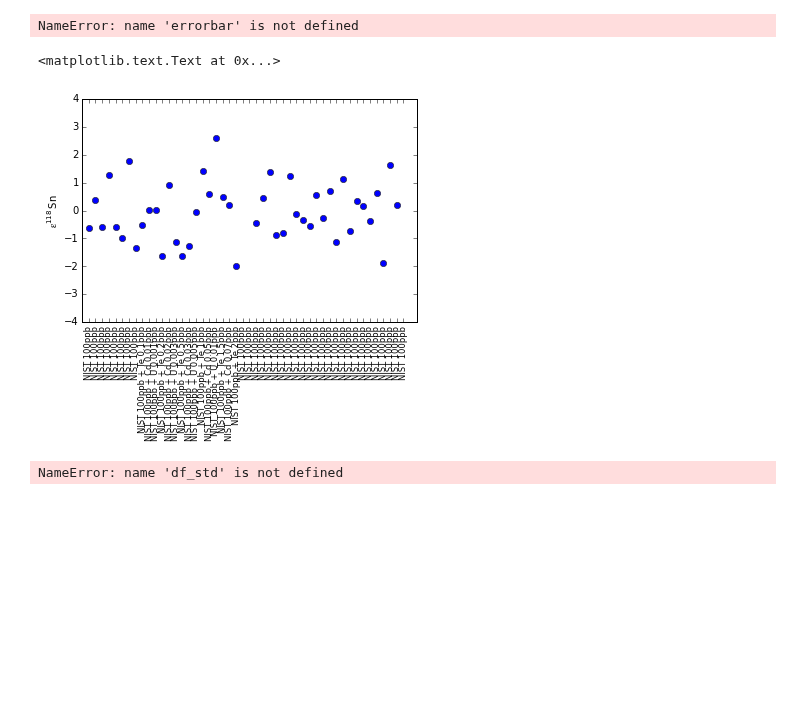
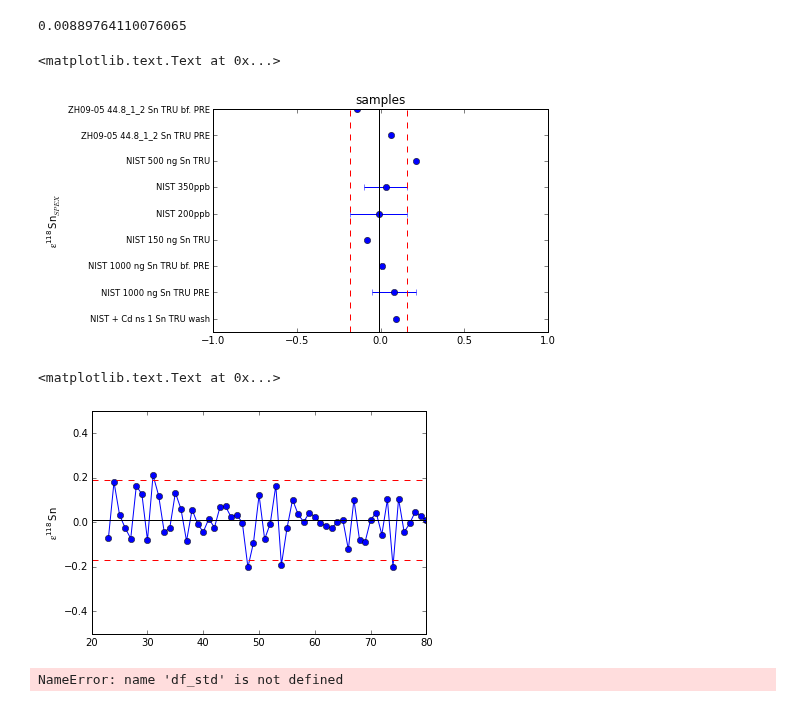
Before and after one commit to Marfster/NU_Plasma, a Jupyter notebook: Nu Plasma Evaluation - internal norm.ipynb, the cells around one changed output. Drawn from its saved outputs; the diff is of its cells as text; code cells hidden in the pictures; blank space fills up the shorter version.

Commit message:
changes ipython notebook - plot/check standard data for outlier

```diff
--- a/Nu Plasma Evaluation - internal norm.ipynb
+++ b/Nu Plasma Evaluation - internal norm.ipynb
@@ -15,11 +15,11 @@ from pylab import plot, show, savefig
 from scipy import stats
 #%pylab inline
 # %%
-path = "/Volumes/friebelm/PhD/NU Plasma/Measurements/2016-05-19/"
+path = "/Volumes/friebelm/PhD/NU Plasma/Measurements/2016-10-04/"
 #path = "/Users/marf 1/Desktop/PhD Temp/2016-07-25/"
 path_sav = "/Volumes/friebelm/PhD/NU Plasma/Measurements/compilation/"
-files_start = 4094
-files_end = 4172
+files_start = 4920
+files_end = 5026
 # %%
 # cup configuration
 #cup_config = cycle_Sb
@@ -57,8 +57,8 @@ columns_2 = ["cycle", "H8 (2)", "H7 (2)", "H6 (2)", "H5 (2)", "H4 (2)", "H3 (2)"
 df_all = pd.DataFrame()
 blk_ls = []
 sample_ls = []
-#files_1 = range(files_start, files_end, 1)
-files_1 = range(4094, 4098, 1) + range(4099, 4172, 1)
+files_1 = range(files_start, files_end, 1)
+#files_1 = range(4094, 4098, 1) + range(4099, 4172, 1)
 for sample in files_1:
     df = NU_data_read(path, sample, cup_config)
     cycles = range(1, len(df.data_read(sample).index)+1)
@@ -387,7 +344,7 @@ epsilon_NIST["sample"] = sample
 epsilon_2["sample"] = sample
 
 epsilon_NIST = epsilon_NIST[new.index.isin(sub_index)]
-#new[new.sample != "NIST 100ppb"]
+epsilon_NIST= epsilon_NIST[epsilon_NIST["sample"] != "NIST 200ppb"]
 epsilon_2 = epsilon_2[epsilon_2["sample"] == "NIST 200ppb"]
 epsilon_comp = epsilon_NIST.append(epsilon_2, ignore_index=True)
 epsilon_comp
@@ -428,24 +393,39 @@ epsilon_sum
+# %%
+epsilon_comp[epsilon_comp["sample"]== "NIST 200ppb"]["118/120"].mean()
+# %% [output]
+0.00889764110076065
 # %%
+sel_ratio = "117/120"
 x = range(1, len(epsilon_sum.index)+1)
-errorbar(epsilon_sum["112/118"]["mean"], x, xerr = epsilon_sum["112/118"]["SD2"], ls='none', marker="o")
-title("all standards")
-xlim([-4, 4])
-ylim([0.5, 2.5])
-yticks(x, epsilon_sum.index, size='small', rotation=0)
-ylabel(r'$\mathregular{\epsilon^{112}}$Sn$_{SPEX}$')
+plt.errorbar(epsilon_sum[sel_ratio]["mean"], x, xerr = epsilon_sum[sel_ratio]["SD2"], ls='none', marker="o")
+plt.title("samples")
+plt.xlim([-1, 1])
+plt.ylim([0.5, 3.0])
+plt.yticks(x, epsilon_sum.index, size='small', rotation=0)
+plt.axvline(epsilon_comp[epsilon_comp["sample"]== "NIST 200ppb"][sel_ratio].mean(), color='k', linestyle='-')
+plt.axvline(epsilon_comp[epsilon_comp["sample"]== "NIST 200ppb"][sel_ratio].mean()+ 2*epsilon_comp[epsilon_comp["sample"]== "NIST 200ppb"][sel_ratio].std(), color='r', linestyle='--')
+plt.axvline(epsilon_comp[epsilon_comp["sample"]== "NIST 200ppb"][sel_ratio].mean()- 2*epsilon_comp[epsilon_comp["sample"]== "NIST 200ppb"][sel_ratio].std(), color='r', linestyle='--')
+#plt.axvline(plot_Nist[sel_ratio].mean()- 2*plot_Nist[sel_ratio].std(), color='r', linestyle='--')
+plt.ylabel(r'$\mathregular{\epsilon^{118}}$Sn$_{SPEX}$')
 #savefig(path_sav+"epsilon_124_stds.pdf", bbox_inches='tight')
 # %% [output]
-NameError: name 'errorbar' is not defined
+<matplotlib.text.Text at 0x...>
+[figure, added]
 # %%
-x = range(1, len(epsilon_comp["sample"])+1)
-plot(x, epsilon_comp["112/120"], marker="o", ls="none")
-ylim([-4, 4])
-xticks(x, epsilon_comp["sample"], size='small', rotation=90)
-ylabel(r'$\mathregular{\epsilon^{118}}$Sn')
+sel_ratio = "118/120"
+epsilon_comp = epsilon_comp[epsilon_comp["sample"] == "NIST 200ppb"]
+x = range(min(epsilon_comp.index.tolist()), max(epsilon_comp.index.tolist())+1)
+plt.plot(x, epsilon_comp[sel_ratio], marker="o")
+plt.ylim([-0.5, 0.5])
+#plt.xticks(x, epsilon_comp["sample"], size='small', rotation=90)
+plt.axhline(epsilon_comp[sel_ratio].mean(), color='k', linestyle='-')
+plt.axhline(epsilon_comp[sel_ratio].mean()+ 2*epsilon_comp[sel_ratio].std(), color='r', linestyle='--')
+plt.axhline(epsilon_comp[sel_ratio].mean()- 2*epsilon_comp[sel_ratio].std(), color='r', linestyle='--')
+plt.ylabel(r'$\mathregular{\epsilon^{118}}$Sn')
 #savefig(path+"epsilon_119.pdf", bbox_inches='tight')
 # %% [output]
 <matplotlib.text.Text at 0x...>
-[figure, old version]
+[figure, new version]
 # %%
 df_all.to_csv(path + "Sn_H8_L4_2_cycles_NU_Signals_zero_corr.csv", mode='a', header=False)
 # %%
```
Also changed, not shown: parts of 13 cells of this notebook.
